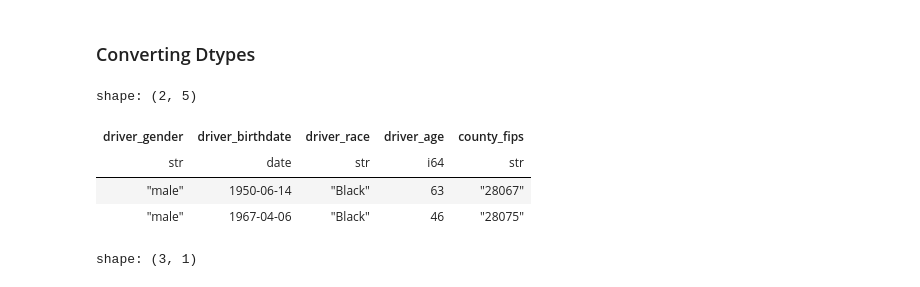
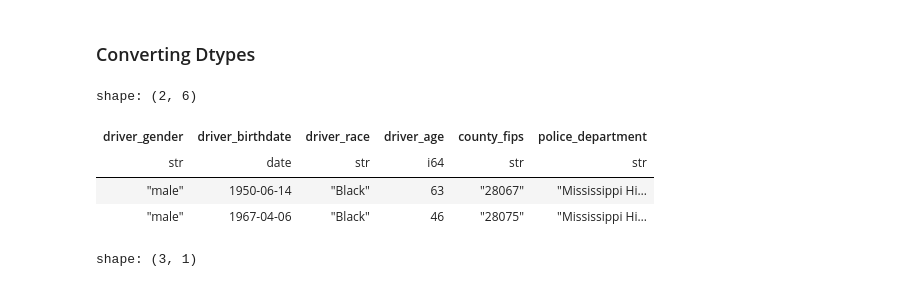
Before and after one commit to birusod/Projects2024, a Jupyter notebook: PyDocs/W01_BOYD/polars-1.ipynb, the cells around one changed output. Saved outputs shown, nothing was run; the diff lists cells and outputs as text; code cells hidden in the pictures.

```diff
--- a/PyDocs/W01_BOYD/polars-1.ipynb
+++ b/PyDocs/W01_BOYD/polars-1.ipynb
@@ -34,7 +63,7 @@ df = pl.read_csv(
     dtypes=[pl.String, pl.Date, pl.String, pl.String, pl.String, pl.String, pl.Date, pl.String, pl.String, pl.Int64, pl.String],
     infer_schema_length=10000,
     ignore_errors = True,
-    null_values = list('NA'))
+    null_values = list(['NA', '']))
 # %%
 df.head(4)
 # %% [output]
@@ -167,14 +211,14 @@ shape: (3, 4)
 # %% [markdown]
 ### Converting Dtypes
 # %%
-drivers_df = df.select(pl.selectors.starts_with('driver'), 'county_fips')
+drivers_df = df.select(pl.selectors.starts_with('driver'), 'county_fips', 'police_department')
 drivers_df.head(2)
 # %% [output]
-shape: (2, 5)
+shape: (2, 6)
-| driver_gender | driver_birthdate | driver_race | driver_age | county_fips |
-| str | date | str | i64 | str |
-| "male" | 1950-06-14 | "Black" | 63 | "28067" |
-| "male" | 1967-04-06 | "Black" | 46 | "28075" |
+| driver_gender | driver_birthdate | driver_race | driver_age | county_fips | police_department |
+| str | date | str | i64 | str | str |
+| "male" | 1950-06-14 | "Black" | 63 | "28067" | "Mississippi Hi… |
+| "male" | 1967-04-06 | "Black" | 46 | "28075" | "Mississippi Hi… |
 # %%
 drivers_df.select(pl.col('driver_age').cast(pl.Float64)).head(3)
 # %% [output]
```
Also changed, not shown: parts of 79 cells of this notebook.
